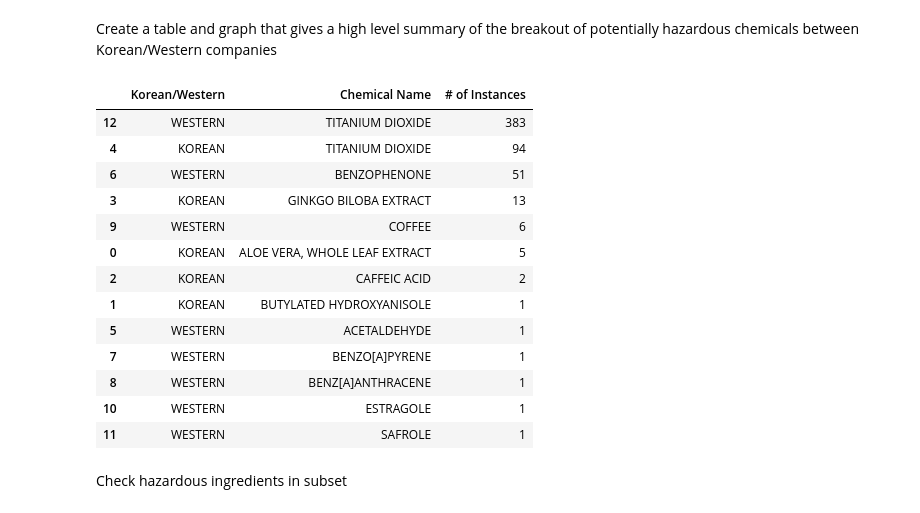
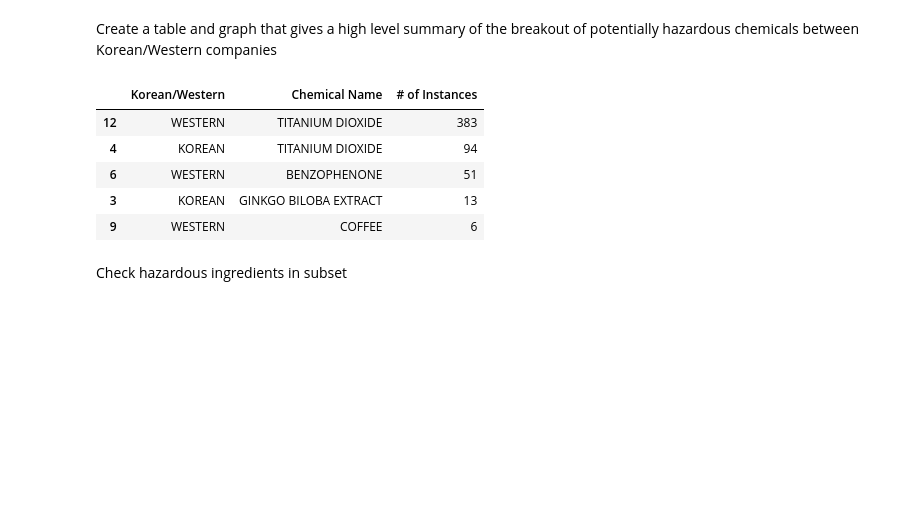
Before and after one commit to nicleong27/EastvsWest_Beauty, a Jupyter notebook: California Safe Cosmetics Program Data Checks.ipynb, the cells around one changed output. Drawn from its saved outputs; the diff is of its cells as text; code cells hidden in the pictures; blank space fills up the shorter version.

```diff
--- a/California Safe Cosmetics Program Data Checks.ipynb
+++ b/California Safe Cosmetics Program Data Checks.ipynb
@@ -119,30 +129,22 @@ Create a table and graph that gives a high level summary of the breakout of pote
 # %%
 #group by Korean/Western and Chemical Name, count by unique Product IDs
 groups = beauty_df3.groupby(['Korean/Western','ChemicalNameNoParenth']).nunique()['CDPHId']
 beauty_df_final = groups.reset_index()
 
 #rename column
 beauty_df_final = beauty_df_final.rename(columns={'ChemicalNameNoParenth': 'Chemical Name','CDPHId': '# of Instances'})
 
 #create final table
 beauty_df_final_count = beauty_df_final[['Korean/Western', 'Chemical Name', '# of Instances']]
 beauty_df_final_count = beauty_df_final_count.sort_values(by=['# of Instances'], ascending=False)
-beauty_df_final_count
+beauty_df_final_count.head()
 # %% [output]
 |  | Korean/Western | Chemical Name | # of Instances |
 | 12 | WESTERN | TITANIUM DIOXIDE | 383 |
 | 4 | KOREAN | TITANIUM DIOXIDE | 94 |
 | 6 | WESTERN | BENZOPHENONE | 51 |
 | 3 | KOREAN | GINKGO BILOBA EXTRACT | 13 |
 | 9 | WESTERN | COFFEE | 6 |
-| 0 | KOREAN | ALOE VERA, WHOLE LEAF EXTRACT | 5 |
-| 2 | KOREAN | CAFFEIC ACID | 2 |
-| 1 | KOREAN | BUTYLATED HYDROXYANISOLE | 1 |
-| 5 | WESTERN | ACETALDEHYDE | 1 |
-| 7 | WESTERN | BENZO[A]PYRENE | 1 |
-| 8 | WESTERN | BENZ[A]ANTHRACENE | 1 |
-| 10 | WESTERN | ESTRAGOLE | 1 |
-| 11 | WESTERN | SAFROLE | 1 |
 # %% [markdown]
 Check hazardous ingredients in subset
 # %%
```
Also changed, not shown: parts of 2 cells of this notebook.
